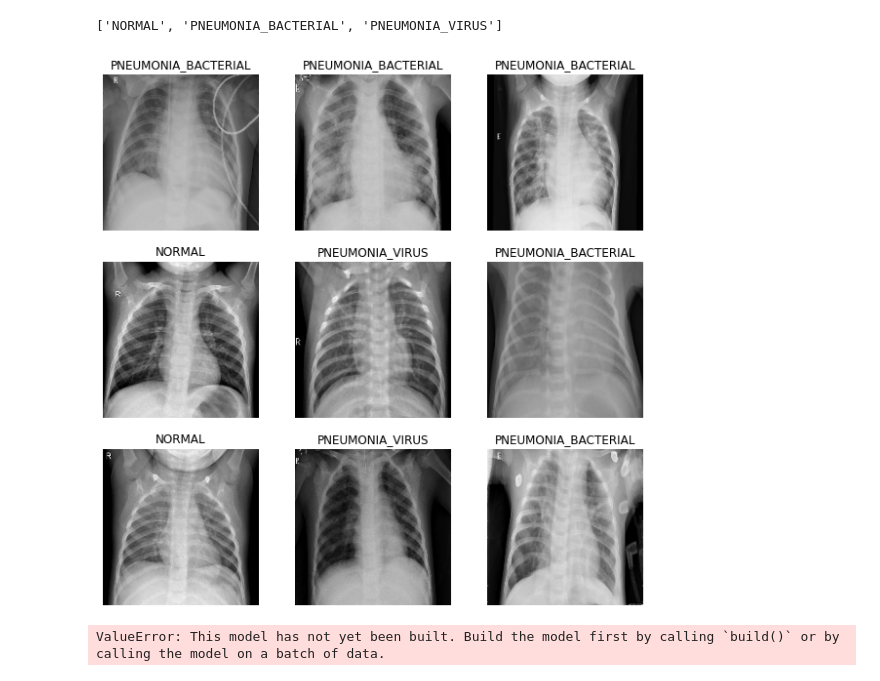
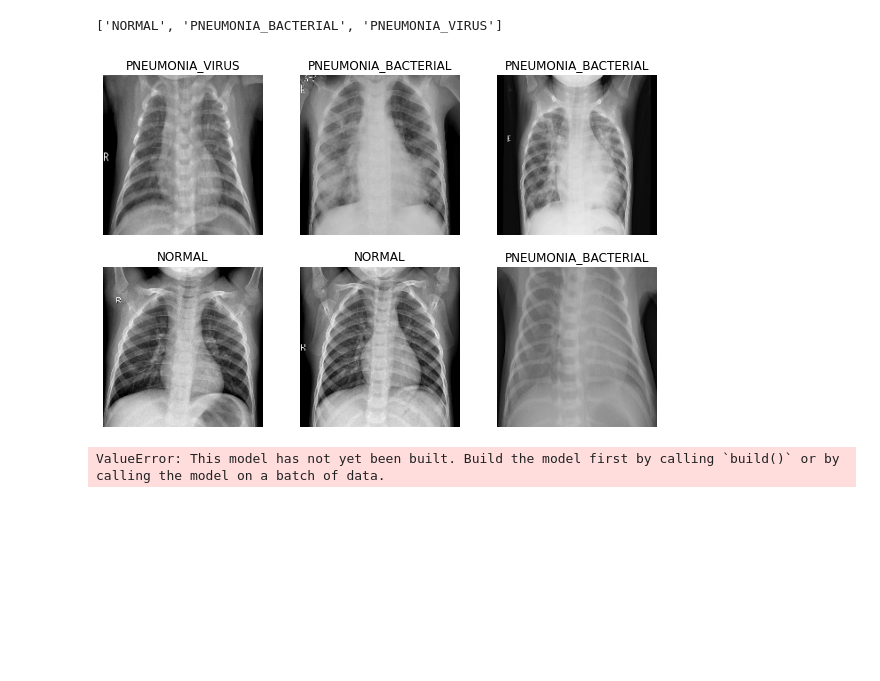
Before and after one commit to sebastiankul-99/PneumoniaRecognition, a Jupyter notebook: Project.ipynb, the cells around one changed output. Cells and saved outputs as stored; diff of their text form; code cells hidden in the pictures; blank space fills up the shorter version.

```diff
--- a/Project.ipynb
+++ b/Project.ipynb
@@ -56,7 +56,7 @@ tf.__version__
 data_dir = './chest_xray/train'
 img_height = 180
 img_width = 180
-batchSize = 16
+batchSize =32
 # %%
 train_ds = tf.keras.utils.image_dataset_from_directory(data_dir,
                                                        validation_split=0.2,
@@ -87,13 +87,13 @@ print(class_names)
 # %%
 plt.figure(figsize=(10, 10))
 for images, labels in train_ds.take(1):
-    for i in range(9):
+    for i in range(6):
         ax = plt.subplot(3, 3, i + 1)
         plt.imshow(images[i].numpy().astype("uint8"))
         plt.title(class_names[labels[i]])
         plt.axis("off")
 # %% [output]
-[figure, old version]
+[figure, new version]
 # %%
 AUTOTUNE = tf.data.AUTOTUNE
 
```
Also changed, not shown: parts of 12 cells of this notebook, 1 other file.
